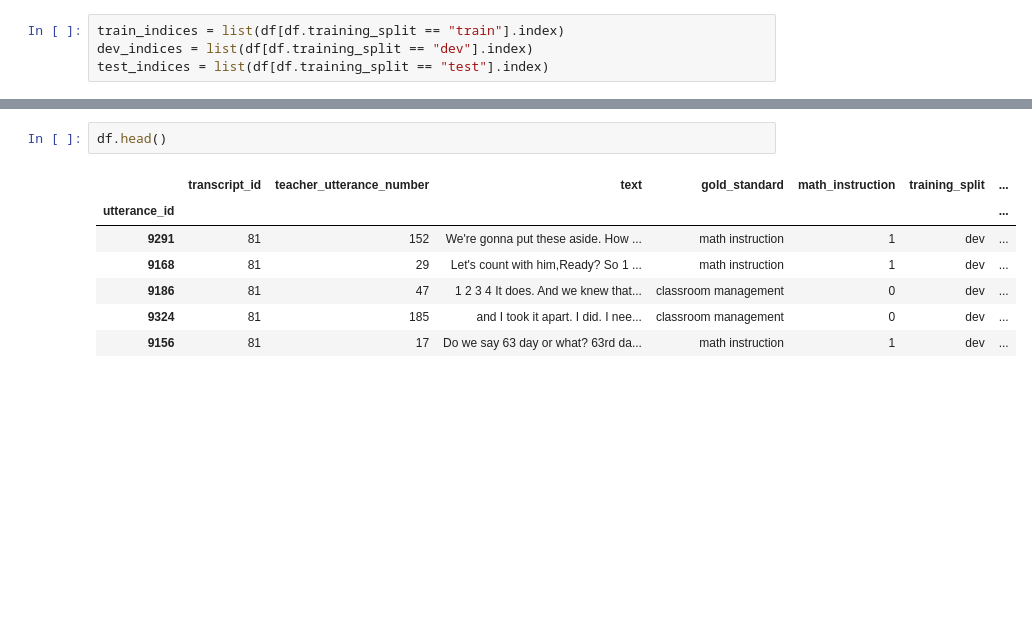
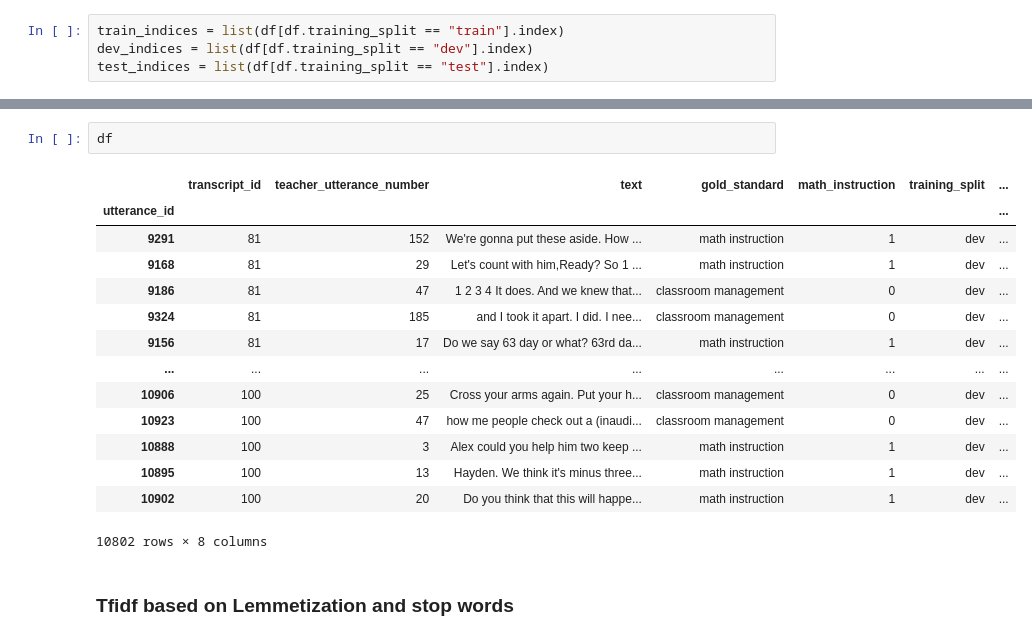
Before and after one commit to giovanni-lunetta/Text-Analytics-Coding-HW, a Jupyter notebook: Assignment-2/Supervised Learning Coding Assignment.ipynb, the cells around one changed output, grey strips where cells are left out. Drawn from its saved outputs; the diff is of its cells as text; blank space fills up the shorter version.

```diff
--- a/Assignment-2/Supervised Learning Coding Assignment.ipynb
+++ b/Assignment-2/Supervised Learning Coding Assignment.ipynb
@@ -138,10 +148,19 @@ tfidf_features = tfidf_vectorizer.fit_transform(df['processed_text'])
-# %%
-df.head()
-# %% [output]
-|  | transcript_id | teacher_utterance_number | text | gold_standard | math_instruction | training_split | ... |
-| utterance_id |  |  |  |  |  |  | ... |
-| 9291 | 81 | 152 | We're gonna put these aside. How ... | math instruction | 1 | dev | ... |
-| 9168 | 81 | 29 | Let's count with him,Ready? So 1 ... | math instruction | 1 | dev | ... |
-| 9186 | 81 | 47 | 1 2 3 4 It does. And we knew that... | classroom management | 0 | dev | ... |
-| 9324 | 81 | 185 | and I took it apart. I did. I nee... | classroom management | 0 | dev | ... |
-| 9156 | 81 | 17 | Do we say 63 day or what? 63rd da... | math instruction | 1 | dev | ... |
+# %%
+df
+# %% [output]
+|  | transcript_id | teacher_utterance_number | text | gold_standard | math_instruction | training_split | ... |
+| utterance_id |  |  |  |  |  |  | ... |
+| 9291 | 81 | 152 | We're gonna put these aside. How ... | math instruction | 1 | dev | ... |
+| 9168 | 81 | 29 | Let's count with him,Ready? So 1 ... | math instruction | 1 | dev | ... |
+| 9186 | 81 | 47 | 1 2 3 4 It does. And we knew that... | classroom management | 0 | dev | ... |
+| 9324 | 81 | 185 | and I took it apart. I did. I nee... | classroom management | 0 | dev | ... |
+| 9156 | 81 | 17 | Do we say 63 day or what? 63rd da... | math instruction | 1 | dev | ... |
+| ... | ... | ... | ... | ... | ... | ... | ... |
+| 10906 | 100 | 25 | Cross your arms again. Put your h... | classroom management | 0 | dev | ... |
+| 10923 | 100 | 47 | how me people check out a (inaudi... | classroom management | 0 | dev | ... |
+| 10888 | 100 | 3 | Alex could you help him two keep ... | math instruction | 1 | dev | ... |
+| 10895 | 100 | 13 | Hayden. We think it's minus three... | math instruction | 1 | dev | ... |
+| 10902 | 100 | 20 | Do you think that this will happe... | math instruction | 1 | dev | ... |
+10802 rows × 8 columns
+# %% [markdown]
+### Tfidf based on Lemmetization and stop words
```
Also changed, not shown: parts of 17 cells of this notebook.
